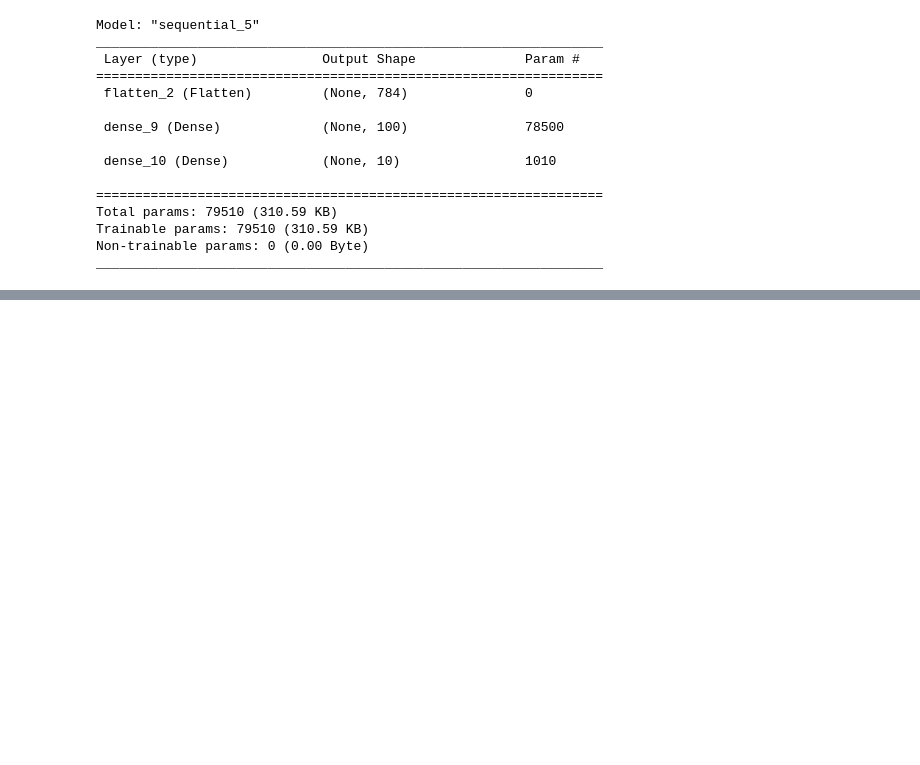
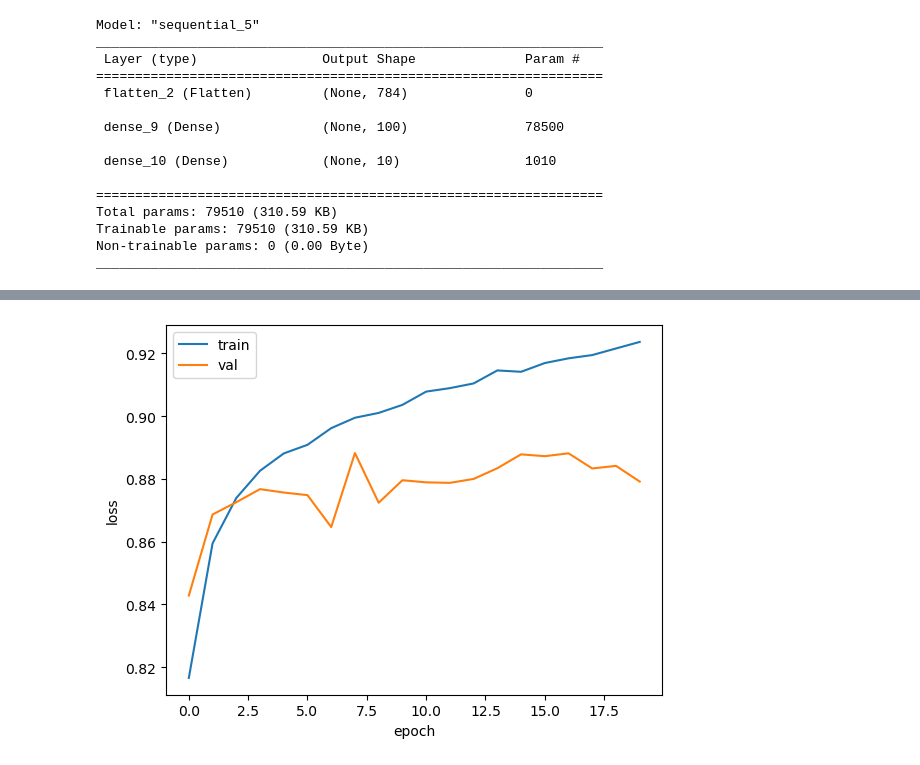
Before and after one commit to kainen0908/jupyterNootebookEx, a Jupyter notebook: machine learning/chap07.ipynb, the cells around one changed output, grey strips where cells are left out. Cells and saved outputs as stored; diff of their text form; code cells hidden in the pictures; blank space fills up the shorter version.

```diff
--- a/machine learning/chap07.ipynb
+++ b/machine learning/chap07.ipynb
@@ -384,0 +432,9 @@ _________________________________________________________________
+# %%
+plt.plot(history.history['accuracy'])
+plt.plot(history.history['val_accuracy'])
+plt.xlabel('epoch')
+plt.ylabel('loss')
+plt.legend(['train', 'val'])
+plt.show()
+# %% [output]
+[figure, added]
```
Also changed, not shown: parts of 41 cells of this notebook, 2 other files.
